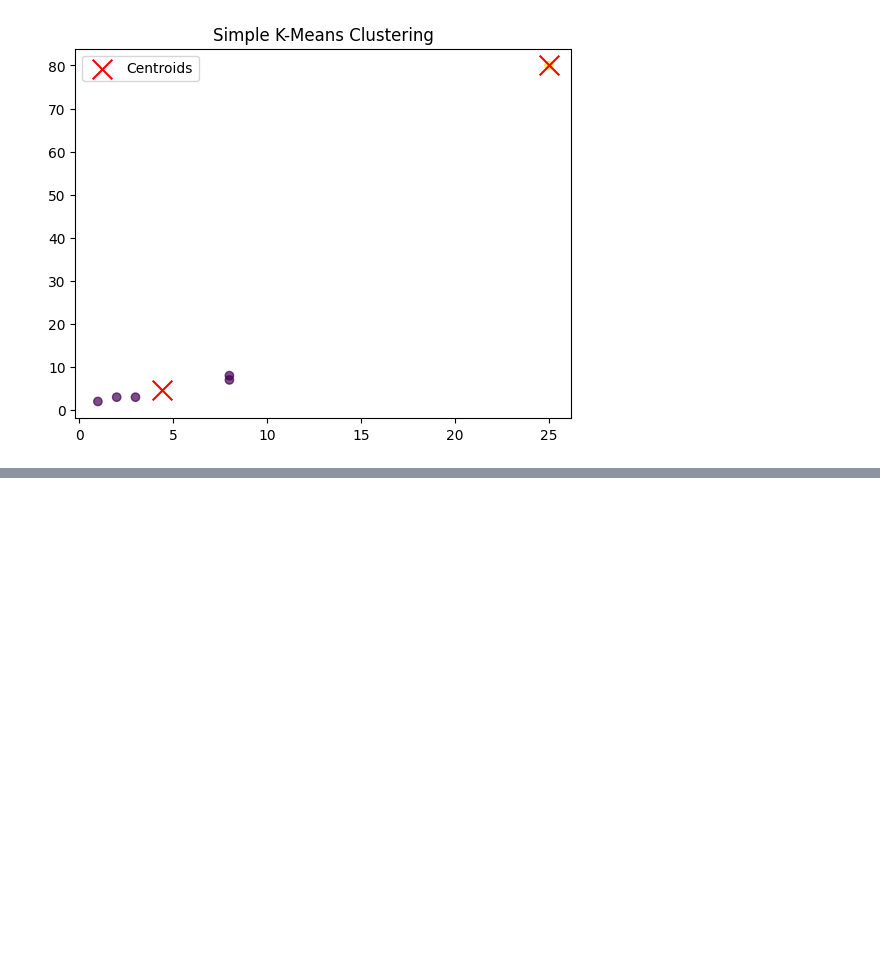
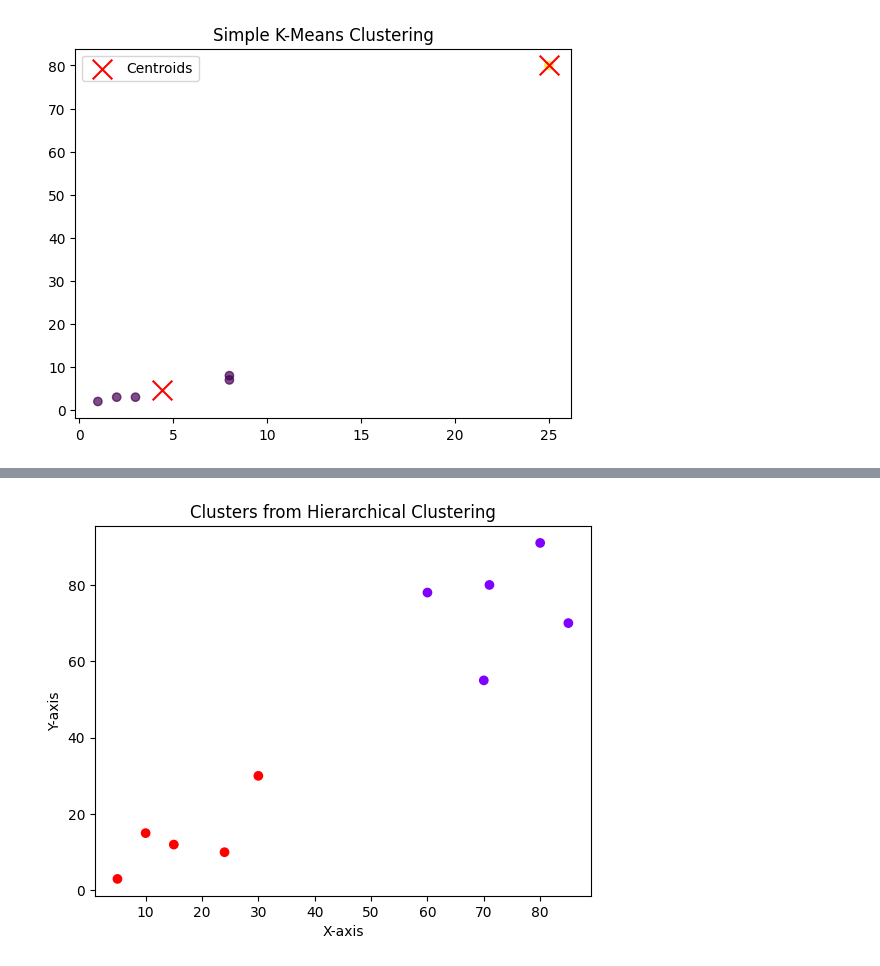
Before and after one commit to PratikshaShelke24/data-science, a Jupyter notebook: unsuperviesd.ipynb, the cells around one changed output, grey strips where cells are left out. Saved outputs shown, nothing was run; the diff lists cells and outputs as text; code cells hidden in the pictures; blank space fills up the shorter version.

```diff
--- a/unsuperviesd.ipynb
+++ b/unsuperviesd.ipynb
@@ -104,0 +135,13 @@ plt.show()
+# %%
+# Apply Agglomerative Clustering
+hc = AgglomerativeClustering(n_clusters=2, linkage='ward')
+labels = hc.fit_predict(X)
+# %%
+# Plot clustered data
+plt.scatter(X[:, 0], X[:, 1], c=labels, cmap='rainbow', marker='o')
+plt.title("Clusters from Hierarchical Clustering")
+plt.xlabel("X-axis")
+plt.ylabel("Y-axis")
+plt.show()
+# %% [output]
+[figure, added]
```
Also changed, not shown: parts of 5 cells of this notebook.
